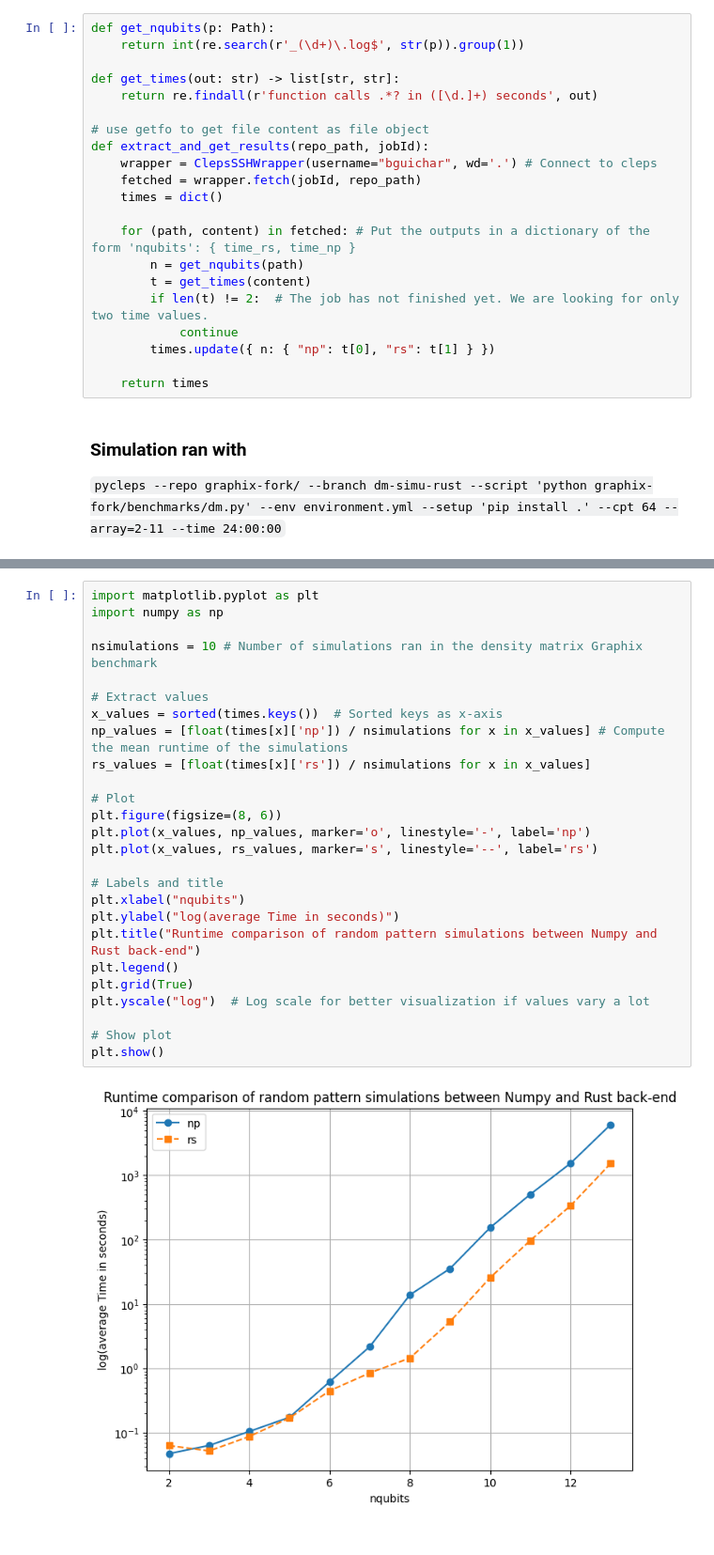
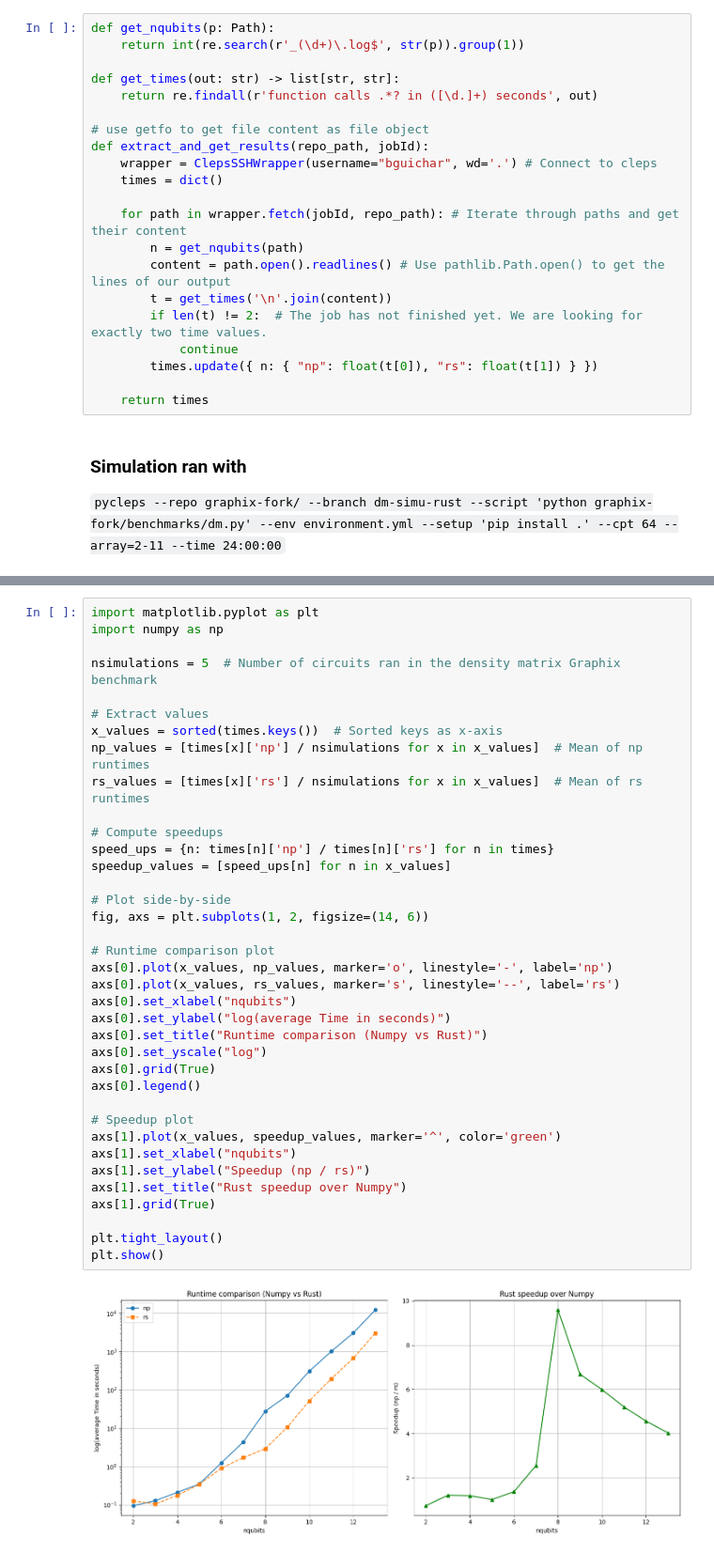
Before and after one commit to benjvmin93/graphix, a Jupyter notebook: rust-dm-benchmark-results.ipynb, the cells around one changed output, grey strips where cells are left out. Shown at 94% size. Drawn from its saved outputs; the diff is of its cells as text.

Commit message:
changes in notebook for getting result outputs + added speedup plot

```diff
--- a/rust-dm-benchmark-results.ipynb
+++ b/rust-dm-benchmark-results.ipynb
@@ -30,15 +30,15 @@ def get_times(out: str) -> list[str, str]:
 # use getfo to get file content as file object
 def extract_and_get_results(repo_path, jobId):
     wrapper = ClepsSSHWrapper(username="bguichar", wd='.') # Connect to cleps
-    fetched = wrapper.fetch(jobId, repo_path)
     times = dict()
 
-    for (path, content) in fetched: # Put the outputs in a dictionary of the form 'nqubits': { time_rs, time_np }
+    for path in wrapper.fetch(jobId, repo_path): # Iterate through paths and get their content
         n = get_nqubits(path)
-        t = get_times(content)
-        if len(t) != 2:  # The job has not finished yet. We are looking for only two time values.
+        content = path.open().readlines() # Use pathlib.Path.open() to get the lines of our output
+        t = get_times('\n'.join(content))
+        if len(t) != 2:  # The job has not finished yet. We are looking for exactly two time values.
             continue
-        times.update({ n: { "np": t[0], "rs": t[1] } })
+        times.update({ n: { "np": float(t[0]), "rs": float(t[1]) } })
 
     return times
 # %% [markdown]
@@ -51,28 +65,39 @@ times = extract_and_get_results(repo_path, jobId)
 # %%
 import matplotlib.pyplot as plt
 import numpy as np
 
-nsimulations = 10 # Number of simulations ran in the density matrix Graphix benchmark
+nsimulations = 5  # Number of circuits ran in the density matrix Graphix benchmark
 
 # Extract values
 x_values = sorted(times.keys())  # Sorted keys as x-axis
-np_values = [float(times[x]['np']) / nsimulations for x in x_values] # Compute the mean runtime of the simulations
-rs_values = [float(times[x]['rs']) / nsimulations for x in x_values]
+np_values = [times[x]['np'] / nsimulations for x in x_values]  # Mean of np runtimes
+rs_values = [times[x]['rs'] / nsimulations for x in x_values]  # Mean of rs runtimes
 
-# Plot
-plt.figure(figsize=(8, 6))
-plt.plot(x_values, np_values, marker='o', linestyle='-', label='np')
-plt.plot(x_values, rs_values, marker='s', linestyle='--', label='rs')
+# Compute speedups
+speed_ups = {n: times[n]['np'] / times[n]['rs'] for n in times}
+speedup_values = [speed_ups[n] for n in x_values]
 
-# Labels and title
-plt.xlabel("nqubits")
-plt.ylabel("log(average Time in seconds)")
-plt.title("Runtime comparison of random pattern simulations between Numpy and Rust back-end")
-plt.legend()
-plt.grid(True)
-plt.yscale("log")  # Log scale for better visualization if values vary a lot
+# Plot side-by-side
+fig, axs = plt.subplots(1, 2, figsize=(14, 6))
 
-# Show plot
+# Runtime comparison plot
+axs[0].plot(x_values, np_values, marker='o', linestyle='-', label='np')
+axs[0].plot(x_values, rs_values, marker='s', linestyle='--', label='rs')
+axs[0].set_xlabel("nqubits")
+axs[0].set_ylabel("log(average Time in seconds)")
+axs[0].set_title("Runtime comparison (Numpy vs Rust)")
+axs[0].set_yscale("log")
+axs[0].grid(True)
+axs[0].legend()
+
+# Speedup plot
+axs[1].plot(x_values, speedup_values, marker='^', color='green')
+axs[1].set_xlabel("nqubits")
+axs[1].set_ylabel("Speedup (np / rs)")
+axs[1].set_title("Rust speedup over Numpy")
+axs[1].grid(True)
+
+plt.tight_layout()
 plt.show()
 # %% [output]
-[figure, old version]
+[figure, new version]
```
Also changed, not shown: parts of 1 cell of this notebook.
